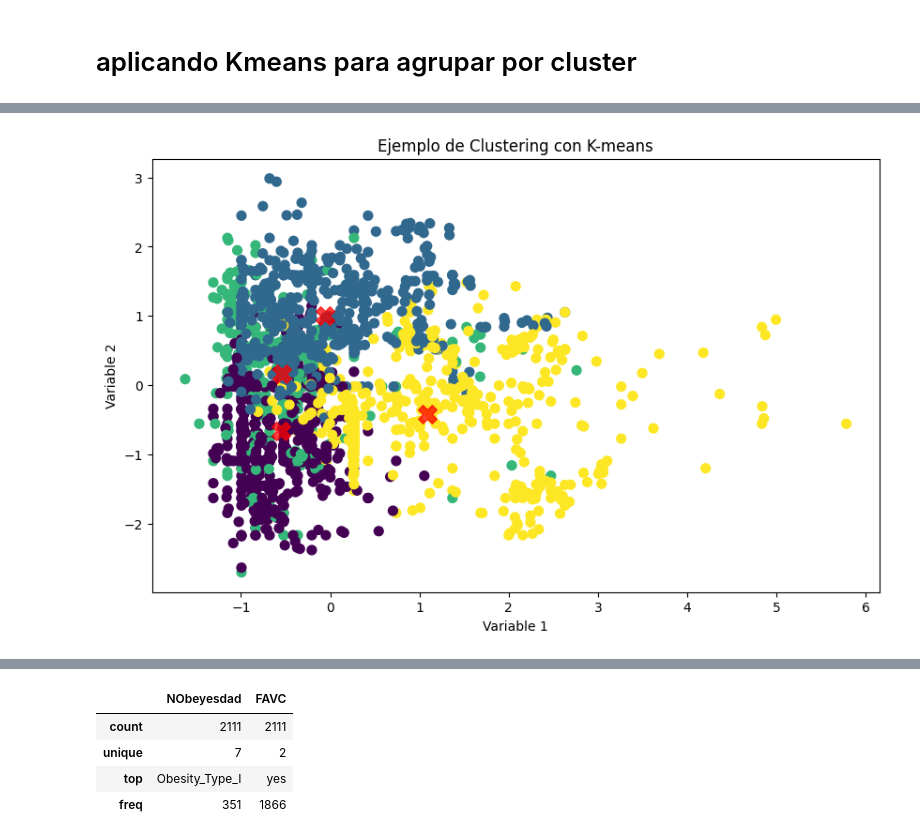
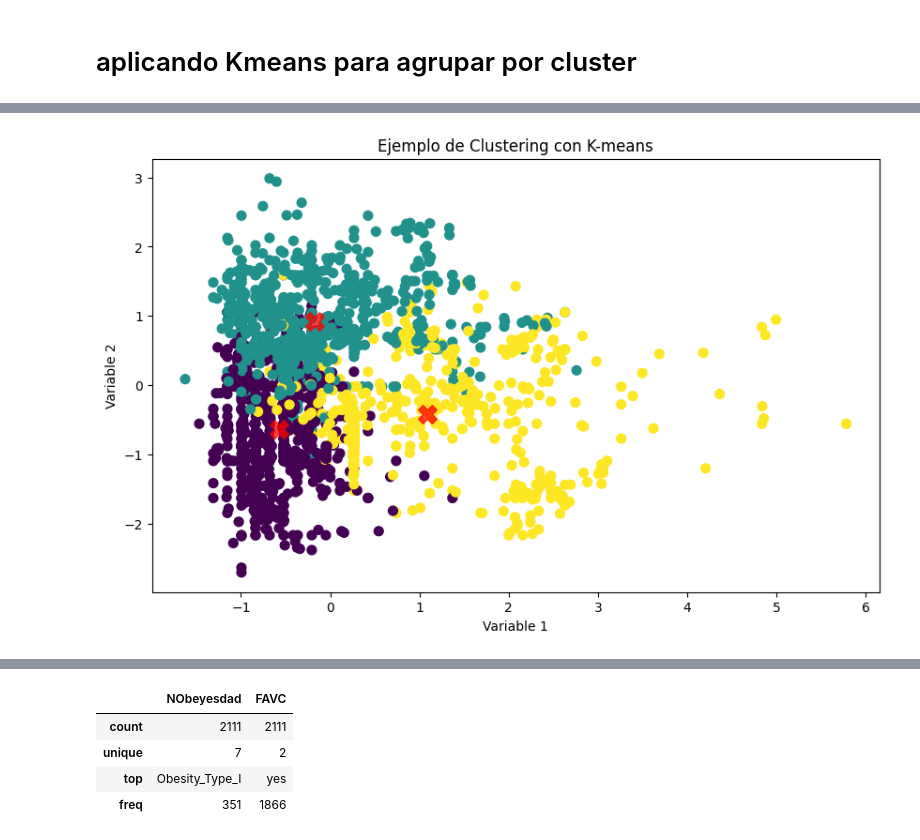
Before and after one commit to ccjaviers777/actividad_3_ml, a Jupyter notebook: Cuadernos/evaluacion_datos_sobre_obesidad.ipynb, the cells around one changed output, grey strips where cells are left out. Cells and saved outputs as stored; diff of their text form; code cells hidden in the pictures.

```diff
--- a/Cuadernos/evaluacion_datos_sobre_obesidad.ipynb
+++ b/Cuadernos/evaluacion_datos_sobre_obesidad.ipynb
@@ -297,27 +330,20 @@ df_obesidad.head()
 # %%
-# Seleccionar las variables cuantitativas del dataset
-variables_cuantitativas = df_obesidad.select_dtypes(include=['number'])
-
-# Normalizar las variables cuantitativas
-scaler = StandardScaler()
-variables_cuantitativas_scaled = scaler.fit_transform(variables_cuantitativas)
-
 # Aplicación de K-means
-kmeans = KMeans(n_clusters=4, random_state=42)
+kmeans = KMeans(n_clusters=3, random_state=42)
 kmeans.fit(variables_cuantitativas_scaled)
 y_kmeans = kmeans.predict(variables_cuantitativas_scaled)
 
 # Centros de los clusters
 centers = kmeans.cluster_centers_
 
 # Visualización de los clusters
 plt.figure(figsize=(10, 6))
 plt.scatter(variables_cuantitativas_scaled[:, 0], variables_cuantitativas_scaled[:, 1], c=y_kmeans, s=50, cmap='viridis')
 plt.scatter(centers[:, 0], centers[:, 1], c='red', s=200, alpha=0.75, marker='X')
 plt.title('Ejemplo de Clustering con K-means')
 plt.xlabel('Variable 1')
 plt.ylabel('Variable 2')
 plt.show()
 # %% [output]
-[figure, old version]
+[figure, new version]
 # %% [markdown]
```
Also changed, not shown: parts of 9 cells of this notebook.
